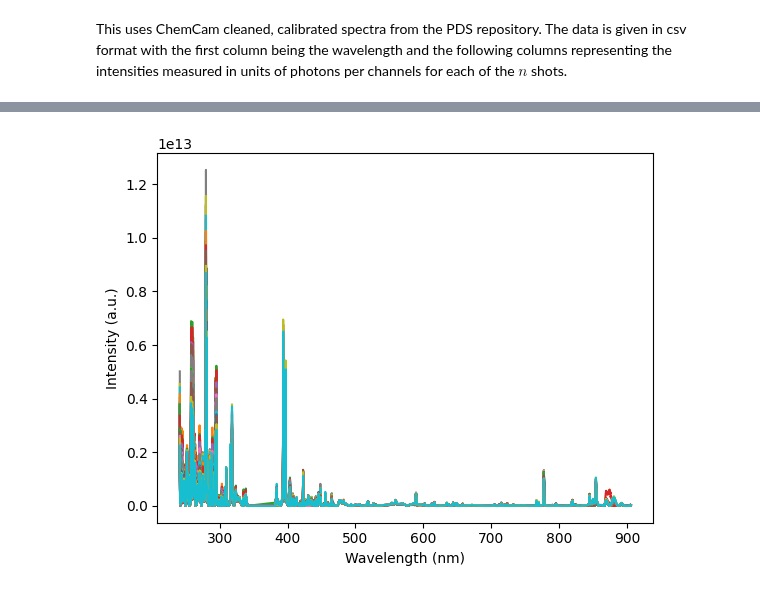
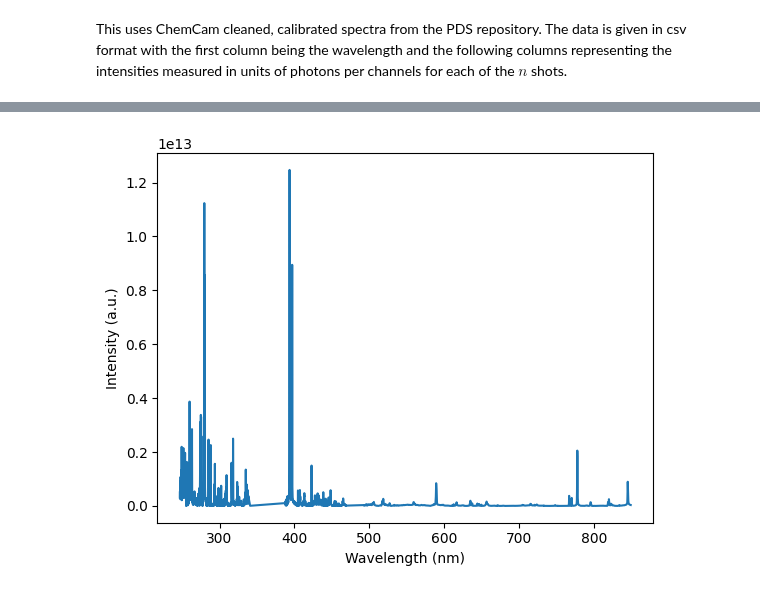
Before and after one commit to chhoumann/thesis-chemcam, a Jupyter notebook: baseline/notes.ipynb, the cells around one changed output, grey strips where cells are left out. Drawn from its saved outputs; the diff is of its cells as text; code cells hidden in the pictures.

```diff
--- a/baseline/notes.ipynb
+++ b/baseline/notes.ipynb
@@ -4,10 +4,17 @@ This uses ChemCam cleaned, calibrated spectra from the PDS repository. The data
 import pandas as pd
 from pathlib import Path
 # %%
-data_path = Path("data/2014_06_24_134251_ccs.csv")
+data_path = Path("data/cl5_402372860ccs_f0043232ccam01055p3.csv")
 
 with open(data_path) as f:
-    data = pd.read_csv(f, skiprows=14)
+    # find index of last line starting with "#" and skip rows until then
+    for i, line in enumerate(f):
+        if not line.startswith("#"):
+            break
+
+    # read csv from that line - columns also start wih "#"
+    data = pd.read_csv(data_path, skiprows=i-1)
+
 
 # strip whitespace from column names
 data.columns = data.columns.str.strip()
@@ -30,0 +38,18 @@ data.head()
+# %%
+# Remove values in the following masks
+# The following wavelength ranges are known to have noise: they do not include major element diagnostic peaks.
+masks = [
+    (240.811, 246.635),
+    (338.457, 340.797),
+    (382.138, 387.859),
+    (473.184, 492.427),
+    (849, 905.574)
+]
+
+def mask_wavelegths(data: pd.DataFrame, mask):
+    return data.loc[~((data["wave"] > mask[0]) & (data["wave"] < mask[1]))]
+
+for mask in masks:
+    data = mask_wavelegths(data, mask)
+
+data.head()
@@ -31,20 +64,18 @@ data.head()
 # %%
 # plot avg. of all shots (y) over wavelength (x)
 import matplotlib.pyplot as plt
 
 # drop first row
 data = data.iloc[1:]
 
-data["Avg"] = data[[col for col in data.columns if "shot" in col]].mean(axis=1)
-
 shots = [col for col in data.columns if "shot" in col]
 data_shots = data[shots]
 # drop first 5 shots
 data_shots = data_shots.iloc[5:]
 
-plt.plot(data["wave"].iloc[5:], data_shots)
+plt.plot(data["wave"].iloc[5:], data["shot1"].iloc[5:], label="shot1")
 plt.xlabel("Wavelength (nm)")
 plt.ylabel("Intensity (a.u.)") # a.u. = arbitrary units
 plt.show()
 # %% [output]
-[figure, old version]
+[figure, new version]
```
Also changed, not shown: parts of 2 cells of this notebook.
